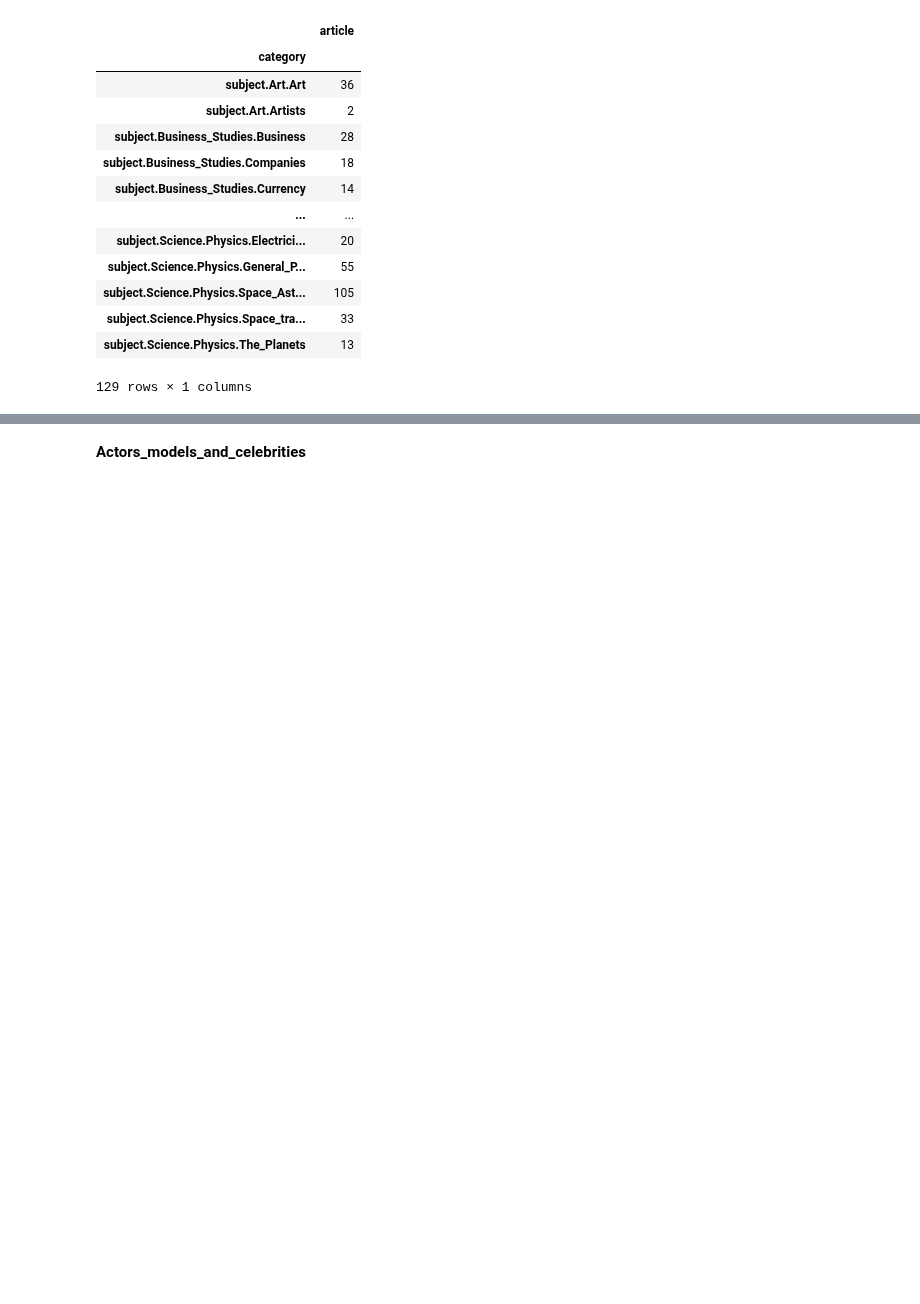
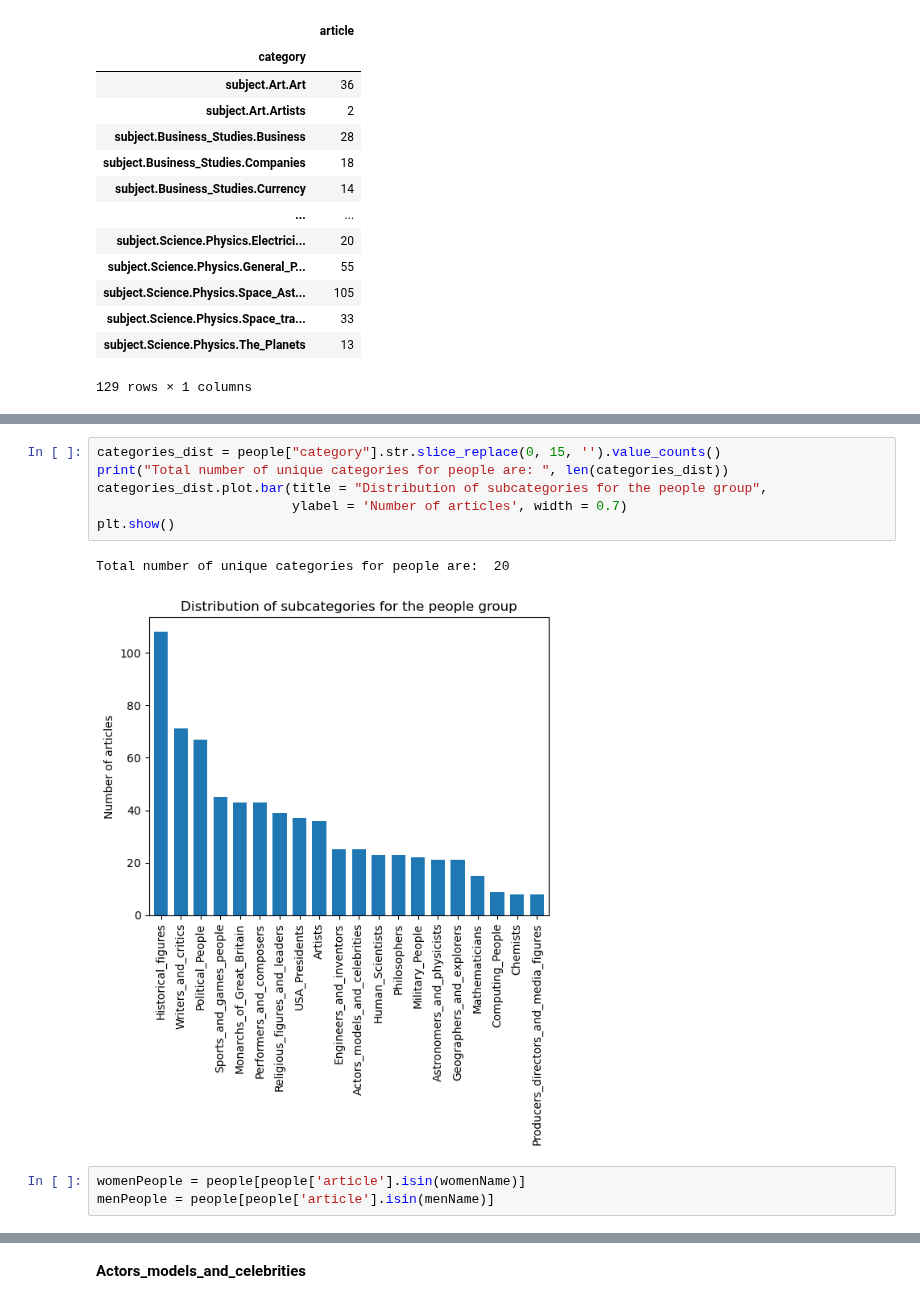
Before and after one commit to epfl-ada/ada-2022-project-metadata, a Jupyter notebook: vala.ipynb, the cells around one changed output, grey strips where cells are left out. Drawn from its saved outputs; the diff is of its cells as text; blank space fills up the shorter version.

```diff
--- a/vala.ipynb
+++ b/vala.ipynb
@@ -279,0 +250,12 @@ The number of categories is 129
+# %%
+categories_dist = people["category"].str.slice_replace(0, 15, '').value_counts()
+print("Total number of unique categories for people are: ", len(categories_dist))
+categories_dist.plot.bar(title = "Distribution of subcategories for the people group",
+                         ylabel = 'Number of articles', width = 0.7)
+plt.show()
+# %% [output]
+Total number of unique categories for people are:  20
+[figure, added]
+# %%
+womenPeople = people[people['article'].isin(womenName)]
+menPeople = people[people['article'].isin(menName)]
```
Also changed, not shown: parts of 86 cells of this notebook.
